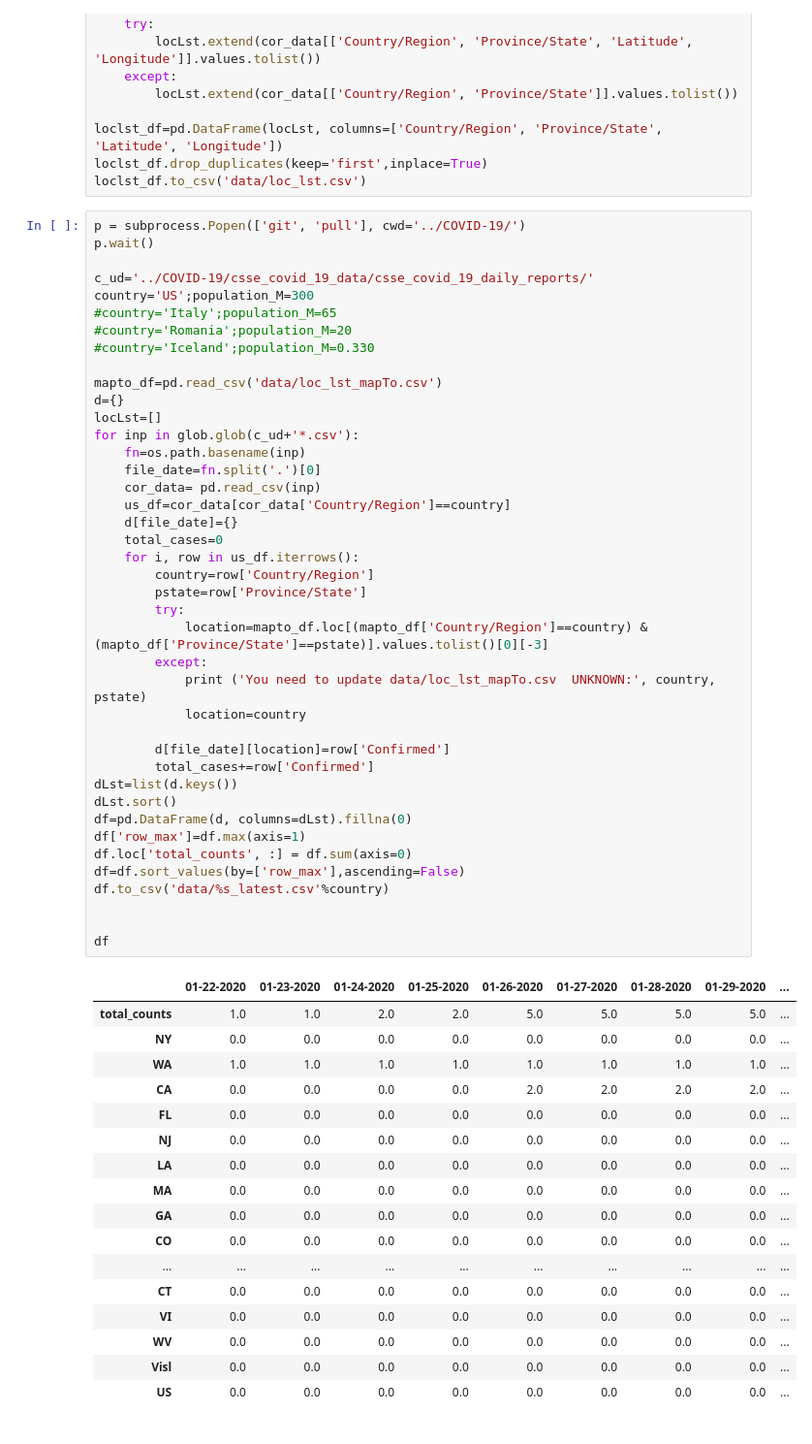
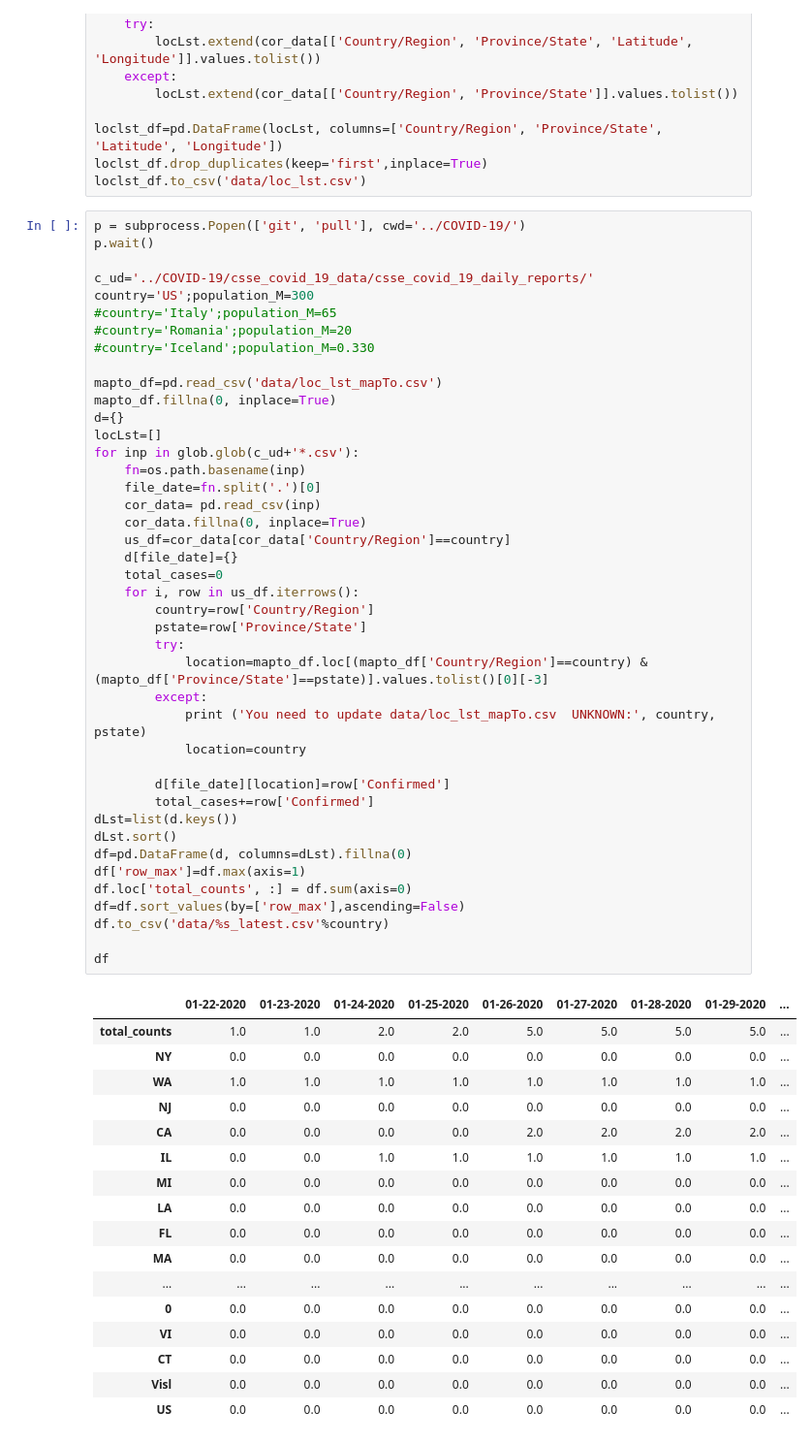
Before and after one commit to domsooch/covid19, a Jupyter notebook: CoronaVirusPlotter.ipynb, the cells around one changed output. Shown at 97% size. Cells and saved outputs as stored; diff of their text form.

```diff
--- a/CoronaVirusPlotter.ipynb
+++ b/CoronaVirusPlotter.ipynb
@@ -42,51 +42,52 @@ country='US';population_M=300
 #country='Iceland';population_M=0.330
 
 mapto_df=pd.read_csv('data/loc_lst_mapTo.csv')
+mapto_df.fillna(0, inplace=True)
 d={}
 locLst=[]
 for inp in glob.glob(c_ud+'*.csv'):
     fn=os.path.basename(inp)
     file_date=fn.split('.')[0]
     cor_data= pd.read_csv(inp)
+    cor_data.fillna(0, inplace=True)
     us_df=cor_data[cor_data['Country/Region']==country]
     d[file_date]={}
     total_cases=0
     for i, row in us_df.iterrows():
         country=row['Country/Region']
         pstate=row['Province/State']
         try:
             location=mapto_df.loc[(mapto_df['Country/Region']==country) & (mapto_df['Province/State']==pstate)].values.tolist()[0][-3]
         except:
             print ('You need to update data/loc_lst_mapTo.csv  UNKNOWN:', country, pstate)
             location=country
 
         d[file_date][location]=row['Confirmed']
         total_cases+=row['Confirmed']
 dLst=list(d.keys())
 dLst.sort()
 df=pd.DataFrame(d, columns=dLst).fillna(0)
 df['row_max']=df.max(axis=1)
 df.loc['total_counts', :] = df.sum(axis=0)
 df=df.sort_values(by=['row_max'],ascending=False)
 df.to_csv('data/%s_latest.csv'%country)
 
-
 df
 # %% [output]
 |  | 01-22-2020 | 01-23-2020 | 01-24-2020 | 01-25-2020 | 01-26-2020 | 01-27-2020 | 01-28-2020 | 01-29-2020 | ... |
 | total_counts | 1.0 | 1.0 | 2.0 | 2.0 | 5.0 | 5.0 | 5.0 | 5.0 | ... |
 | NY | 0.0 | 0.0 | 0.0 | 0.0 | 0.0 | 0.0 | 0.0 | 0.0 | ... |
 | WA | 1.0 | 1.0 | 1.0 | 1.0 | 1.0 | 1.0 | 1.0 | 1.0 | ... |
+| NJ | 0.0 | 0.0 | 0.0 | 0.0 | 0.0 | 0.0 | 0.0 | 0.0 | ... |
 | CA | 0.0 | 0.0 | 0.0 | 0.0 | 2.0 | 2.0 | 2.0 | 2.0 | ... |
+| IL | 0.0 | 0.0 | 1.0 | 1.0 | 1.0 | 1.0 | 1.0 | 1.0 | ... |
+| MI | 0.0 | 0.0 | 0.0 | 0.0 | 0.0 | 0.0 | 0.0 | 0.0 | ... |
+| LA | 0.0 | 0.0 | 0.0 | 0.0 | 0.0 | 0.0 | 0.0 | 0.0 | ... |
 | FL | 0.0 | 0.0 | 0.0 | 0.0 | 0.0 | 0.0 | 0.0 | 0.0 | ... |
-| NJ | 0.0 | 0.0 | 0.0 | 0.0 | 0.0 | 0.0 | 0.0 | 0.0 | ... |
-| LA | 0.0 | 0.0 | 0.0 | 0.0 | 0.0 | 0.0 | 0.0 | 0.0 | ... |
 | MA | 0.0 | 0.0 | 0.0 | 0.0 | 0.0 | 0.0 | 0.0 | 0.0 | ... |
-| GA | 0.0 | 0.0 | 0.0 | 0.0 | 0.0 | 0.0 | 0.0 | 0.0 | ... |
-| CO | 0.0 | 0.0 | 0.0 | 0.0 | 0.0 | 0.0 | 0.0 | 0.0 | ... |
 | ... | ... | ... | ... | ... | ... | ... | ... | ... | ... |
+| 0 | 0.0 | 0.0 | 0.0 | 0.0 | 0.0 | 0.0 | 0.0 | 0.0 | ... |
+| VI | 0.0 | 0.0 | 0.0 | 0.0 | 0.0 | 0.0 | 0.0 | 0.0 | ... |
 | CT | 0.0 | 0.0 | 0.0 | 0.0 | 0.0 | 0.0 | 0.0 | 0.0 | ... |
-| VI | 0.0 | 0.0 | 0.0 | 0.0 | 0.0 | 0.0 | 0.0 | 0.0 | ... |
-| WV | 0.0 | 0.0 | 0.0 | 0.0 | 0.0 | 0.0 | 0.0 | 0.0 | ... |
 | Visl | 0.0 | 0.0 | 0.0 | 0.0 | 0.0 | 0.0 | 0.0 | 0.0 | ... |
 | US | 0.0 | 0.0 | 0.0 | 0.0 | 0.0 | 0.0 | 0.0 | 0.0 | ... |
```
Also changed, not shown: parts of 4 cells of this notebook, 4 other files.
